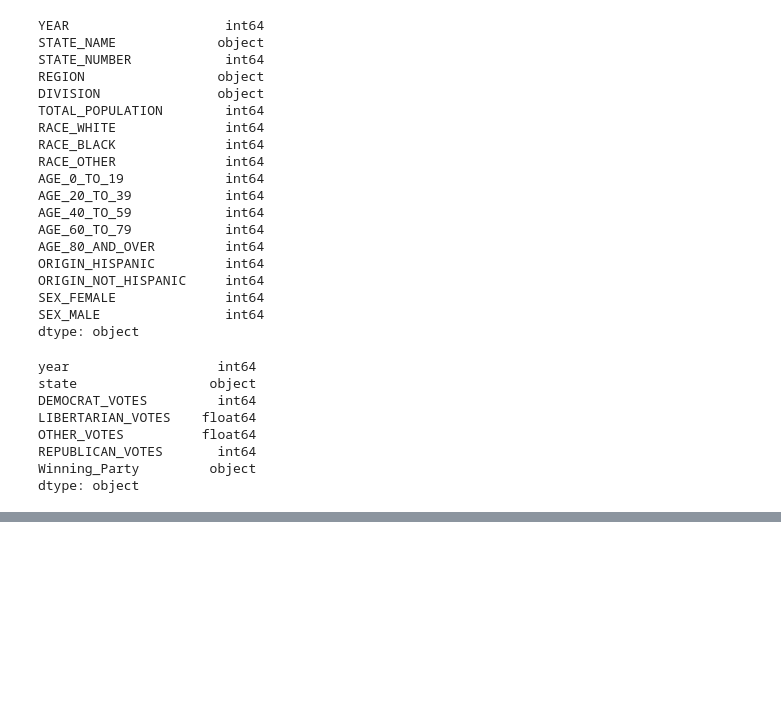
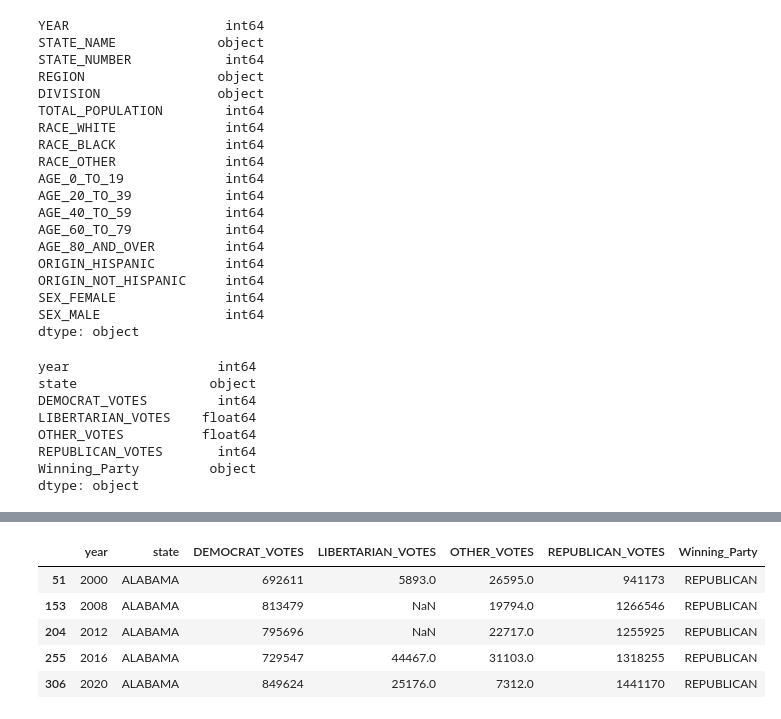
Before and after one commit to jipearson/blue-team, a Jupyter notebook: EDA/Exploring_Data.ipynb, the cells around one changed output, grey strips where cells are left out. Cells and saved outputs as stored; diff of their text form; code cells hidden in the pictures; blank space fills up the shorter version.

```diff
--- a/EDA/Exploring_Data.ipynb
+++ b/EDA/Exploring_Data.ipynb
@@ -119,0 +140,10 @@ newfig.show()
+# %%
+election_df = election_df.sort_values(by='state', ascending=True)
+election_df.head()
+# %% [output]
+|  | year | state | DEMOCRAT_VOTES | LIBERTARIAN_VOTES | OTHER_VOTES | REPUBLICAN_VOTES | Winning_Party |
+| 51 | 2000 | ALABAMA | 692611 | 5893.0 | 26595.0 | 941173 | REPUBLICAN |
+| 153 | 2008 | ALABAMA | 813479 | NaN | 19794.0 | 1266546 | REPUBLICAN |
+| 204 | 2012 | ALABAMA | 795696 | NaN | 22717.0 | 1255925 | REPUBLICAN |
+| 255 | 2016 | ALABAMA | 729547 | 44467.0 | 31103.0 | 1318255 | REPUBLICAN |
+| 306 | 2020 | ALABAMA | 849624 | 25176.0 | 7312.0 | 1441170 | REPUBLICAN |
```
Also changed, not shown: parts of 20 cells of this notebook, 5 other files.
